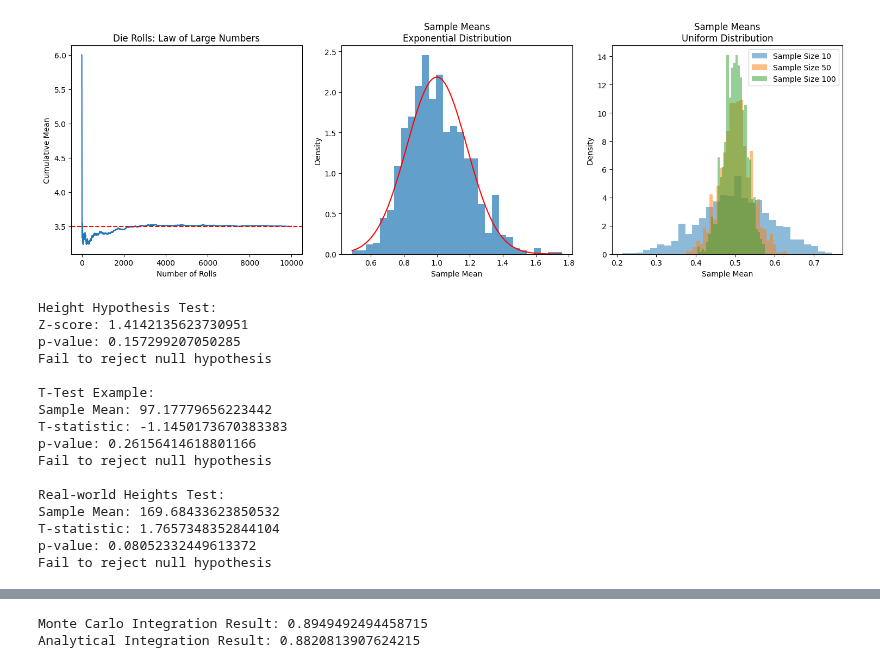
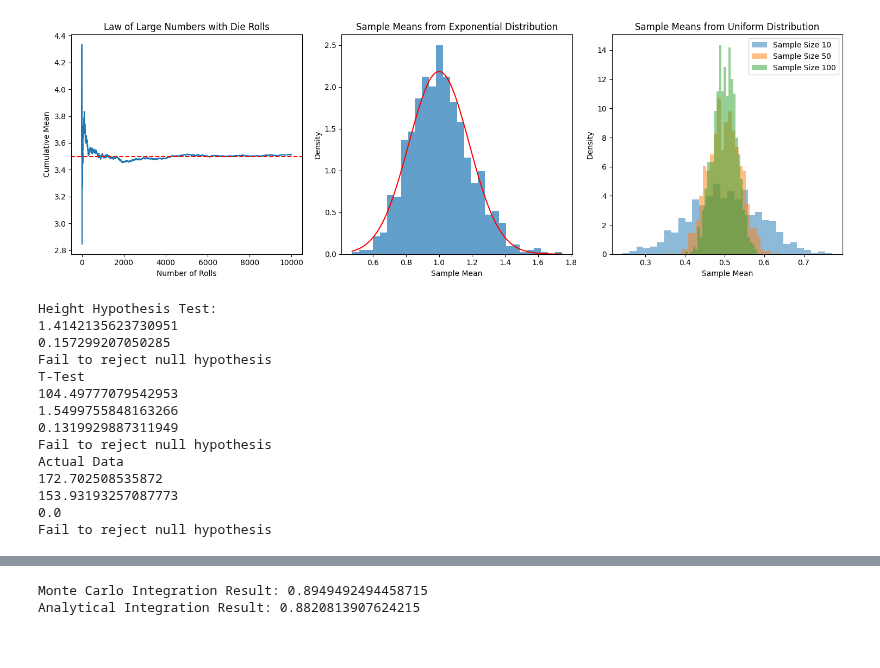
Before and after one commit to DaYeeMan/first, a Jupyter notebook: unit2/ps1.ipynb, the cells around one changed output, grey strips where cells are left out. Drawn from its saved outputs; the diff is of its cells as text; code cells hidden in the pictures.

```diff
--- a/unit2/ps1.ipynb
+++ b/unit2/ps1.ipynb
@@ -93,49 +93,51 @@ Exponential - Theoretical Mean: 1.0
 # %%
 # Law of Large Numbers
-die_rolls = np.random.randint(1, 7, 10000)
-cumulative_mean = np.cumsum(die_rolls) / np.arange(1, len(die_rolls) + 1)
+roll = np.random.randint(1, 7, 10000)
+cumulative_mean = np.cumsum(roll) / np.arange(1, len(roll) + 1)
 
 plt.figure(figsize=(15, 5))
 plt.subplot(131)
 plt.plot(cumulative_mean)
-plt.title('Die Rolls: Law of Large Numbers')
+plt.title('Law of Large Numbers with Die Rolls')
 plt.xlabel('Number of Rolls')
 plt.ylabel('Cumulative Mean')
 plt.axhline(y=3.5, color='r', linestyle='--')
+# The cumulative mean converges to the expected value because the law of large numbers states
+# That as sample size increases (we have it at 10000), cumulative mean converges to population mean/expected mean
 
 # Central Limit Theorem with Exponential Distribution
 lambda_param = 1
 sample_sizes = 1000
 sample_means = [np.mean(np.random.exponential(1/lambda_param, 30)) for _ in range(sample_sizes)]
 
 plt.subplot(132)
 plt.hist(sample_means, bins=30, density=True, alpha=0.7)
-plt.title('Sample Means\nExponential Distribution')
+plt.title('Sample Means from Exponential Distribution')
 plt.xlabel('Sample Mean')
 plt.ylabel('Density')
 
 # Theoretical Normal Distribution
 theoretical_mean = 1/lambda_param
 theoretical_std = (1/lambda_param) / np.sqrt(30)
 x = np.linspace(min(sample_means), max(sample_means), 100)
 plt.plot(x, stats.norm.pdf(x, theoretical_mean, theoretical_std), 'r-')
 
 # Uniform Distribution
-uniform_sample_sizes = [10, 50, 100]
+sizes = [10, 50, 100]
 plt.subplot(133)
-for size in uniform_sample_sizes:
+for size in sizes:
     sample_means = [np.mean(np.random.uniform(0, 1, size)) for _ in range(1000)]
     plt.hist(sample_means, bins=30, density=True, alpha=0.5, label=f'Sample Size {size}')
 
-plt.title('Sample Means\nUniform Distribution')
+plt.title('Sample Means from Uniform Distribution')
 plt.xlabel('Sample Mean')
 plt.ylabel('Density')
 plt.legend()
 
 plt.tight_layout()
 plt.show()
 # %% [output]
-[figure, old version]
+[figure, new version]
 # %%
 # Height Hypothesis Test
 population_mean = 170
@@ -143,55 +145,58 @@ population_std = 10
 sample_size = 50
 sample_mean = 172
 
-z_score = (sample_mean - population_mean) / (population_std / np.sqrt(sample_size))
-p_value = 2 * (1 - stats.norm.cdf(abs(z_score)))
+z_value = (sample_mean - population_mean) / (population_std / np.sqrt(sample_size))
+p_value = 2 * (1 - stats.norm.cdf(abs(z_value)))
 
 print("Height Hypothesis Test:")
-print(f"Z-score: {z_score}")
-print(f"p-value: {p_value}")
+print(z_value)
+print(p_value)
 print("Reject null hypothesis" if p_value < 0.05 else "Fail to reject null hypothesis")
 
-# T-test
-np.random.seed(42)
+# T-test with Normal Distributions
 true_mean = 100
 true_std = 15
 sample_data = np.random.normal(true_mean, true_std, 30)
 
 t_statistic, p_value = stats.ttest_1samp(sample_data, true_mean)
 
-print("\nT-Test Example:")
-print(f"Sample Mean: {np.mean(sample_data)}")
-print(f"T-statistic: {t_statistic}")
-print(f"p-value: {p_value}")
+print("T-Test")
+print(np.mean(sample_data))
+print(t_statistic)
+print(p_value)
 print("Reject null hypothesis" if p_value < 0.05 else "Fail to reject null hypothesis")
 
-# Simulated data example
-heights = np.random.normal(170, 10, 100)
+# Actual data example
+import pandas as pd
+
+df = pd.read_csv('SOCR-HeightWeight.csv')
+
+# Converting inches to cm
+heights = df['Height(Inches)'] * 2.54
+
 population_mean = 168
 
-t_statistic, p_value = stats.ttest_1samp(heights, population_mean)
+t_statistic1, p_value1 = stats.ttest_1samp(heights, population_mean)
 
-print("\nReal-world Heights Test:")
-print(f"Sample Mean: {np.mean(heights)}")
-print(f"T-statistic: {t_statistic}")
-print(f"p-value: {p_value}")
+print("Actual Data")
+print(np.mean(heights))
+print(t_statistic1)
+print(p_value1)
 print("Reject null hypothesis" if p_value < 0.05 else "Fail to reject null hypothesis")
 # %% [output]
 Height Hypothesis Test:
-Z-score: 1.4142135623730951
-p-value: 0.157299207050285
+1.4142135623730951
+0.157299207050285
 Fail to reject null hypothesis
-
-T-Test Example:
-Sample Mean: 97.17779656223442
-T-statistic: -1.1450173670383383
-p-value: 0.26156414618801166
+T-Test
+104.49777079542953
+1.5499755848163266
+0.1319929887311949
 Fail to reject null hypothesis
-
-Real-world Heights Test:
-Sample Mean: 169.68433623850532
-T-statistic: 1.7657348352844104
-p-value: 0.08052332449613372
+Actual Data
+172.702508535872
+153.93193257087773
+0.0
 Fail to reject null hypothesis
 # %%
 def f(x):
```
Also changed, not shown: parts of 3 cells of this notebook, 1 other file.
